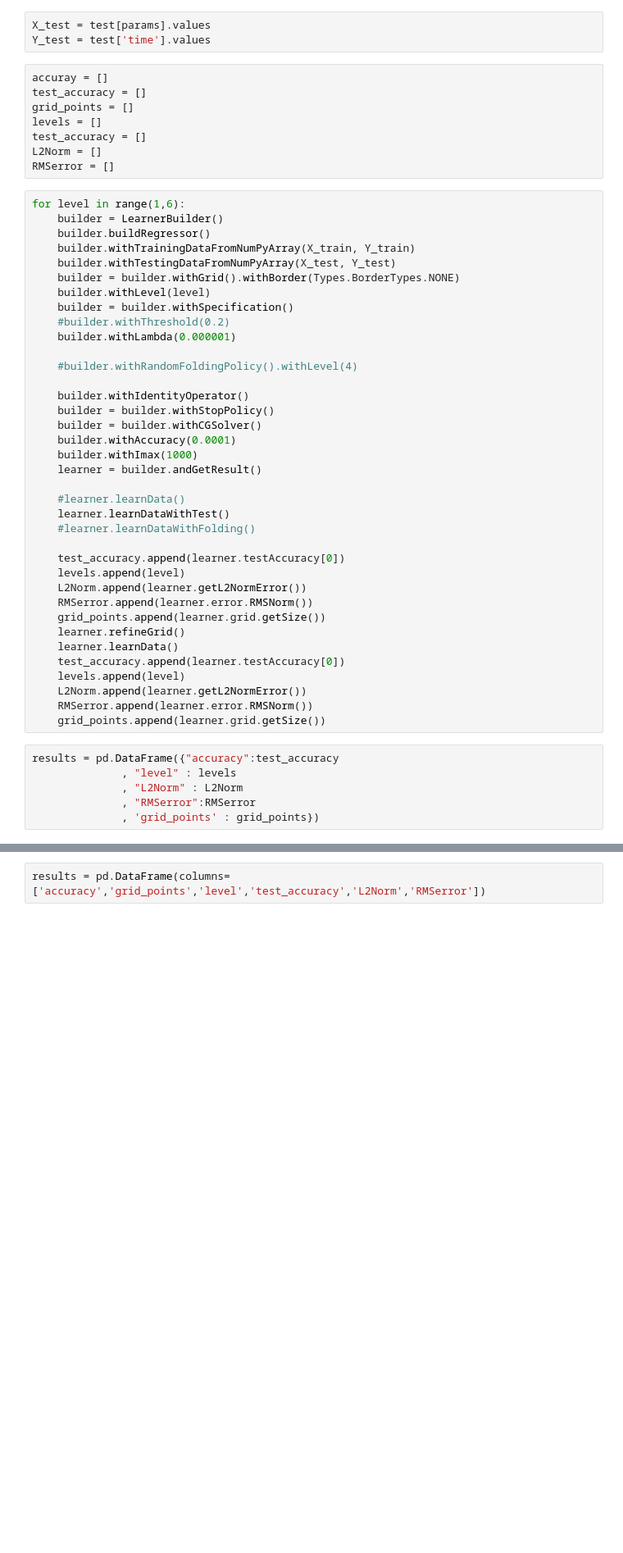
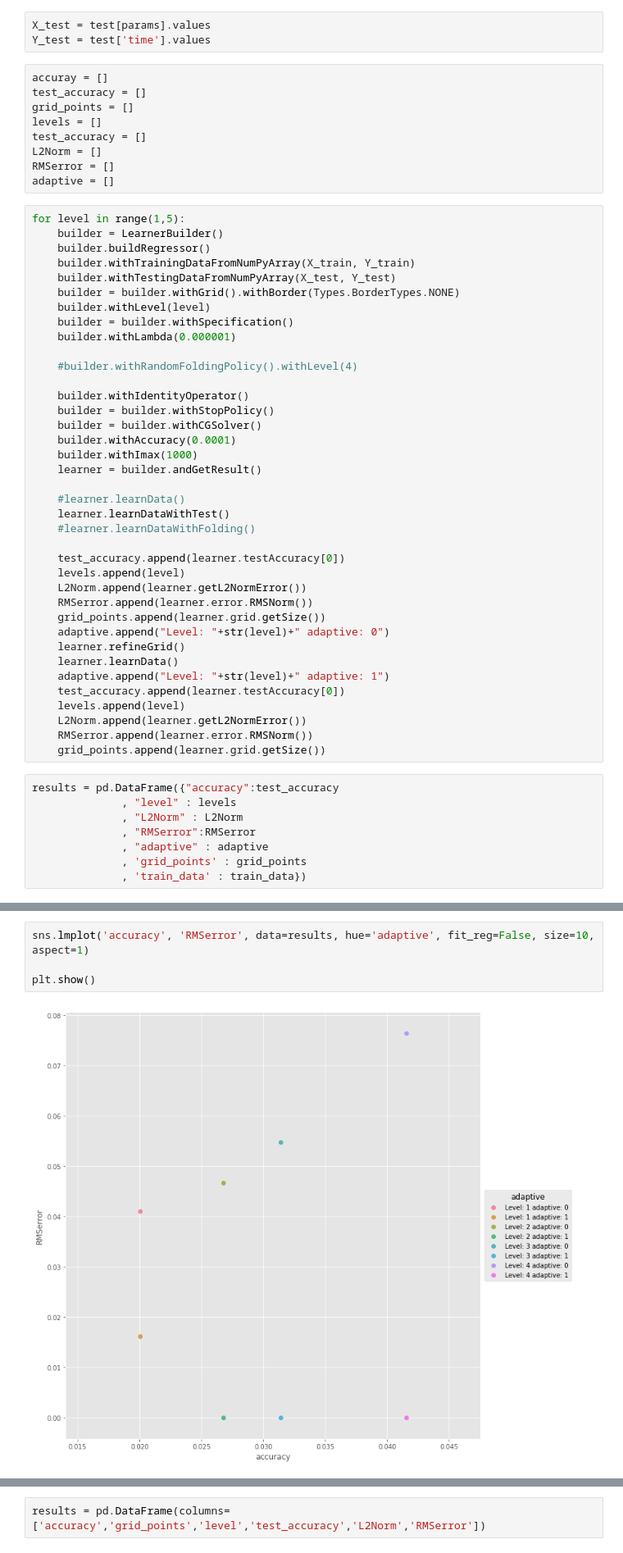
Before and after one commit to sebastienfrautier/sparse_grids, a Jupyter notebook: working_nb_kai_is_naked.ipynb, the cells around one changed output, grey strips where cells are left out. Shown at 82% size. Saved outputs shown, nothing was run; the diff lists cells and outputs as text; blank space fills up the shorter version.

```diff
--- a/working_nb_kai_is_naked.ipynb
+++ b/working_nb_kai_is_naked.ipynb
@@ -89,8 +185,9 @@ levels = []
 test_accuracy = []
 L2Norm = []
 RMSerror = []
+adaptive = []
 # %%
-for level in range(1,6):
+for level in range(1,5):
     builder = LearnerBuilder()
     builder.buildRegressor()
     builder.withTrainingDataFromNumPyArray(X_train, Y_train)
@@ -98,7 +195,6 @@ for level in range(1,6):
     builder = builder.withGrid().withBorder(Types.BorderTypes.NONE)
     builder.withLevel(level)
     builder = builder.withSpecification()
-    #builder.withThreshold(0.2)
     builder.withLambda(0.000001)
 
     #builder.withRandomFoldingPolicy().withLevel(4)
@@ -119,8 +215,10 @@ for level in range(1,6):
     L2Norm.append(learner.getL2NormError())
     RMSerror.append(learner.error.RMSNorm())
     grid_points.append(learner.grid.getSize())
+    adaptive.append("Level: "+str(level)+" adaptive: 0")
     learner.refineGrid()
     learner.learnData()
+    adaptive.append("Level: "+str(level)+" adaptive: 1")
     test_accuracy.append(learner.testAccuracy[0])
     levels.append(level)
     L2Norm.append(learner.getL2NormError())
@@ -131,4 +229,6 @@ results = pd.DataFrame({"accuracy":test_accuracy
               , "level" : levels
               , "L2Norm" : L2Norm
               , "RMSerror":RMSerror
-              , 'grid_points' : grid_points})
+              , "adaptive" : adaptive
+              , 'grid_points' : grid_points
+              , 'train_data' : train_data})
@@ -140,3 +235,9 @@ results[['RMSerror','level','accuracy']].plot()
+# %%
+sns.lmplot('accuracy', 'RMSerror', data=results, hue='adaptive', fit_reg=False, size=10, aspect=1)
+
+plt.show()
+# %% [output]
+[figure, added]
 # %%
 
     print 'MaxError: %f' % learner.getMaxError()
```
Also changed, not shown: parts of 7 cells of this notebook.
